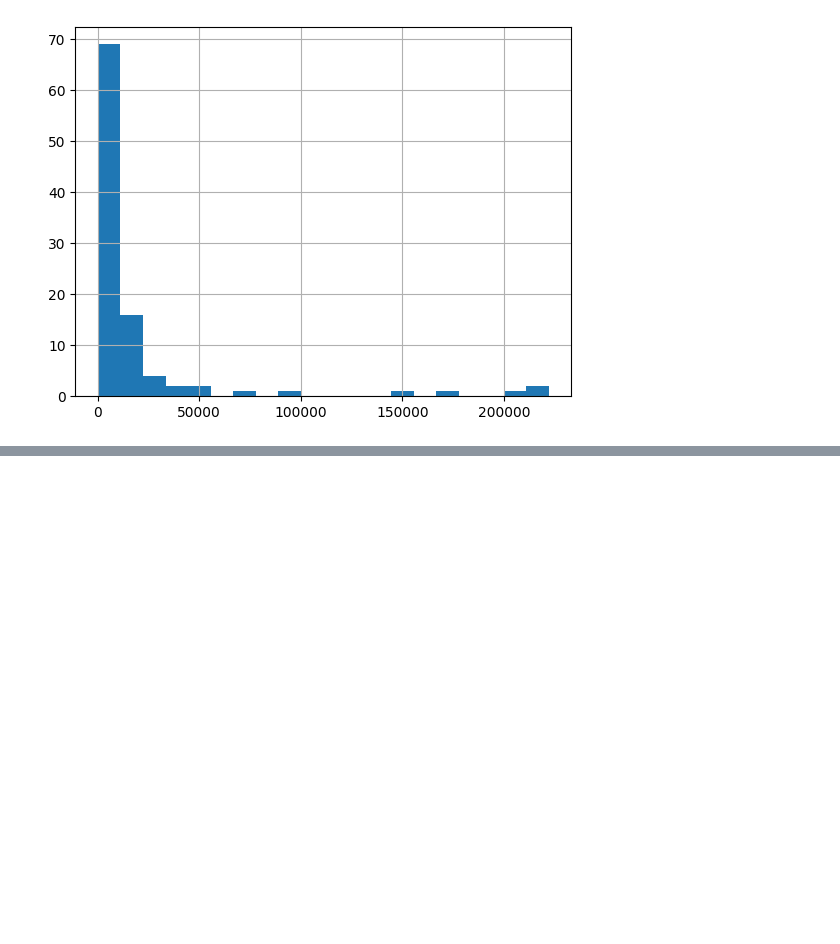
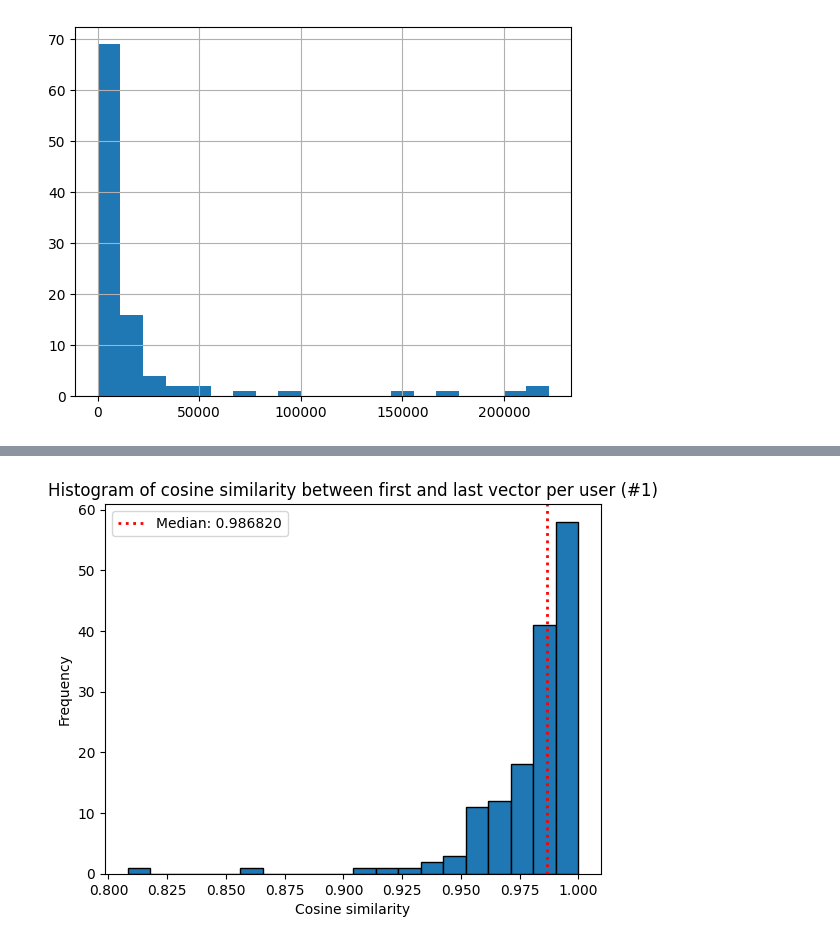
Before and after one commit to jamonbri/master_thesis, a Jupyter notebook: project/playground.ipynb, the cells around one changed output, grey strips where cells are left out. Saved outputs shown, nothing was run; the diff lists cells and outputs as text; code cells hidden in the pictures; blank space fills up the shorter version.

```diff
--- a/project/playground.ipynb
+++ b/project/playground.ipynb
@@ -185,0 +237,8 @@ df["book_length"].hist(bins=20)
+# %%
+from utils import plot_vector_diffs, get_vector_diff_df
+
+df1 = get_vector_diff_df("data/results/2024-06-06_01/run_raw_1.csv")
+
+plot_vector_diffs(df1, "#1")
+# %% [output]
+[figure, added]
```
Also changed, not shown: parts of 27 cells of this notebook, 6 other files.
